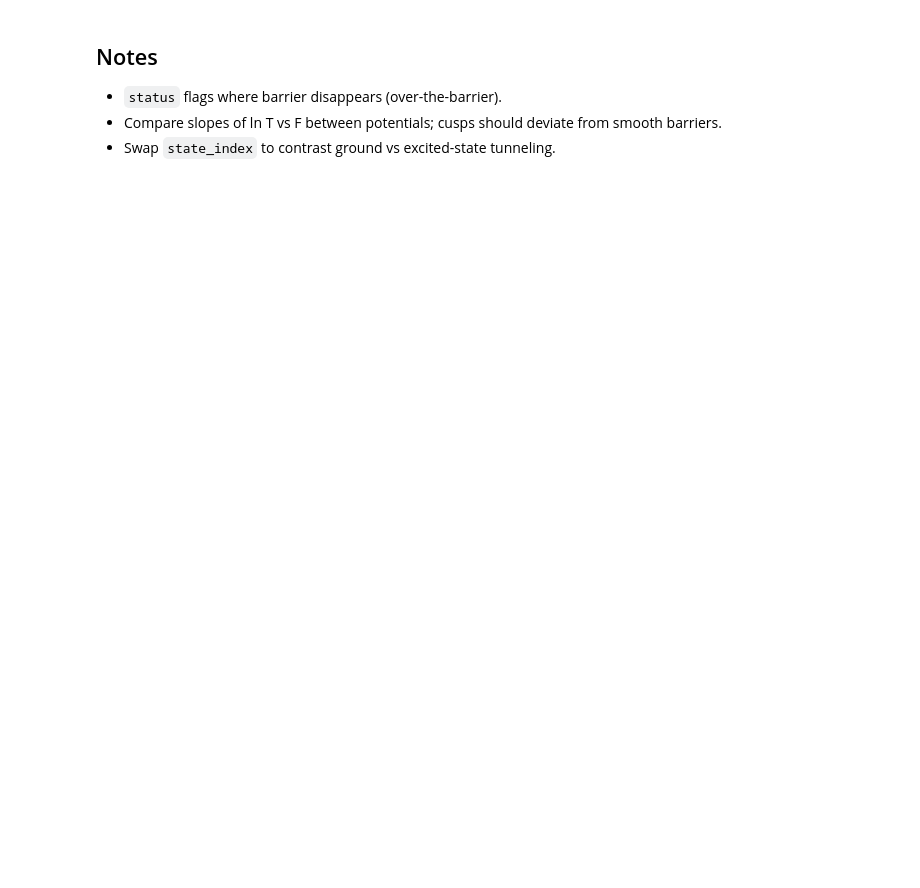
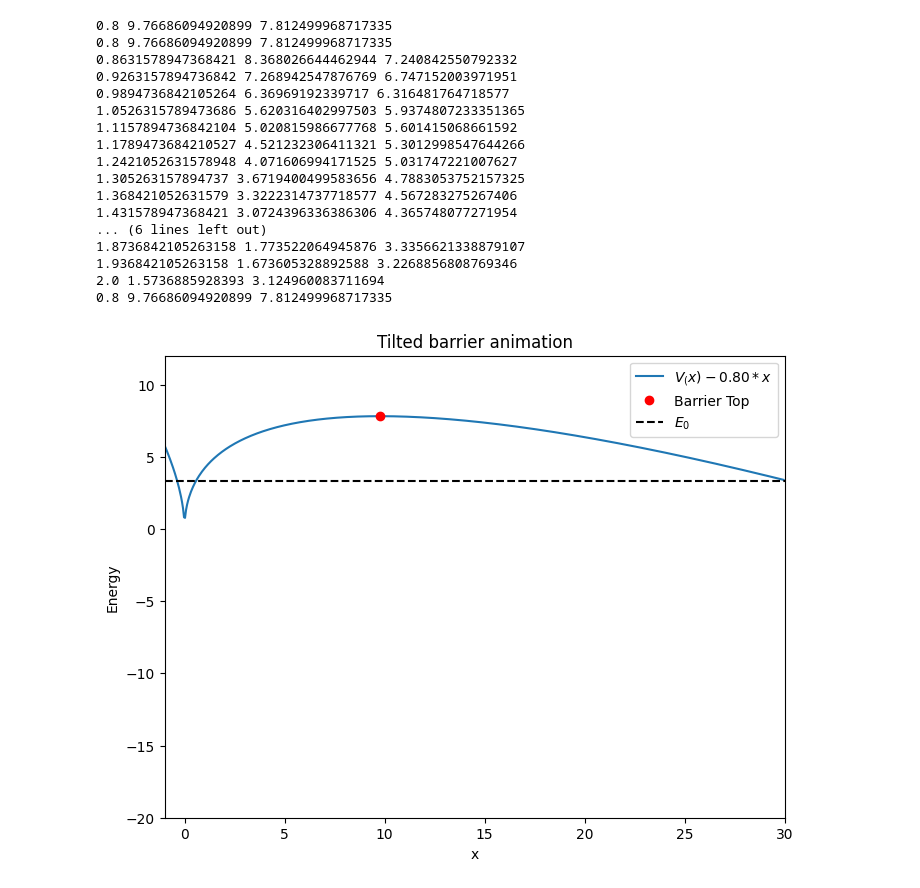
Before and after one commit to POPCORNBOOM/Project-Tunneling-in-Exotic-Quantum-Potentials, a Jupyter notebook: part_c_field_scan.ipynb, the cells around one changed output. Cells and saved outputs as stored; diff of their text form; code cells hidden in the pictures; blank space fills up the shorter version.

```diff
--- a/part_c_field_scan.ipynb
+++ b/part_c_field_scan.ipynb
@@ -37,21 +76,57 @@ plt.show()
 # %%
 # Visualize tilted barriers at a few F values.
-sample_F = [F_vals[0], F_vals[len(F_vals)//2], F_vals[-1]]
+'''sample_F = [F_vals[0], F_vals[len(F_vals)//2], F_vals[-1]]
 x = res['x']
 E = res['E'][state_index]
 for F in sample_F:
     Vtilt = apply_field(res['Vx'], x, F)
     plt.figure()
     plt.plot(x, Vtilt, label=f'V-Fx (F={F:.2f})')
     plt.axhline(E, color='k', linestyle='--', label='E')
     plt.xlabel('x')
     plt.ylabel('Energy')
     plt.legend()
     plt.title('Tilted barrier snapshot')
     plt.tight_layout()
     plt.show()
+    '''
+# Visualize tilted barriers as an animation over F values.
+x = res['x']
+E = res['E'][state_index]
+fig, ax = plt.subplots(figsize=(8, 6))
+def update(frame):
+    ax.cla()
+    ax.set_ylim(-20, 12)
+    ax.set_xlim(-1, cfg["grid"]["L"])
+    F = F_vals[frame]
+    Vtilt = apply_field(res['Vx'], x, F)
+    xtop, vtop = barrier_top(x, Vtilt,xmin=0)
+    print(F, xtop, vtop)
+    ax.plot(x, Vtilt, label=f'$V_(x)-{F:.2f}*x$')
+    ax.plot(xtop, vtop, 'ro', label='Barrier Top')
+    ax.axhline(E, color='k', linestyle='--', label='$E_0$')
+    ax.set_xlabel('x')
+    ax.set_ylabel('Energy')
+    ax.legend()
+    ax.set_title('Tilted barrier animation')
+ani = animation.FuncAnimation(fig, update, frames=len(F_vals), repeat=False)
+ani.save('tilted_barrier_animation.gif', writer='pillow', fps=10)
+# %% [output]
+0.8 9.76686094920899 7.812499968717335
+0.8 9.76686094920899 7.812499968717335
+0.8631578947368421 8.368026644462944 7.240842550792332
+0.9263157894736842 7.268942547876769 6.747152003971951
+0.9894736842105264 6.36969192339717 6.316481764718577
+1.0526315789473686 5.620316402997503 5.9374807233351365
+1.1157894736842104 5.020815986677768 5.601415068661592
+1.1789473684210527 4.521232306411321 5.3012998547644266
+1.2421052631578948 4.071606994171525 5.031747221007627
+1.305263157894737 3.6719400499583656 4.7883053752157325
+1.368421052631579 3.3222314737718577 4.567283275267406
+1.431578947368421 3.0724396336386306 4.365748077271954
+... (6 lines left out)
+1.8736842105263158 1.773522064945876 3.3356621338879107
+1.936842105263158 1.673605328892588 3.2268856808769346
+2.0 1.5736885928393 3.124960083711694
+0.8 9.76686094920899 7.812499968717335
+[figure, added]
-# %% [markdown]
-## Notes
-- `status` flags where barrier disappears (over-the-barrier).
-- Compare slopes of ln T vs F between potentials; cusps should deviate from smooth barriers.
-- Swap `state_index` to contrast ground vs excited-state tunneling.
```
Also changed, not shown: parts of 4 cells of this notebook, 12 other files.
